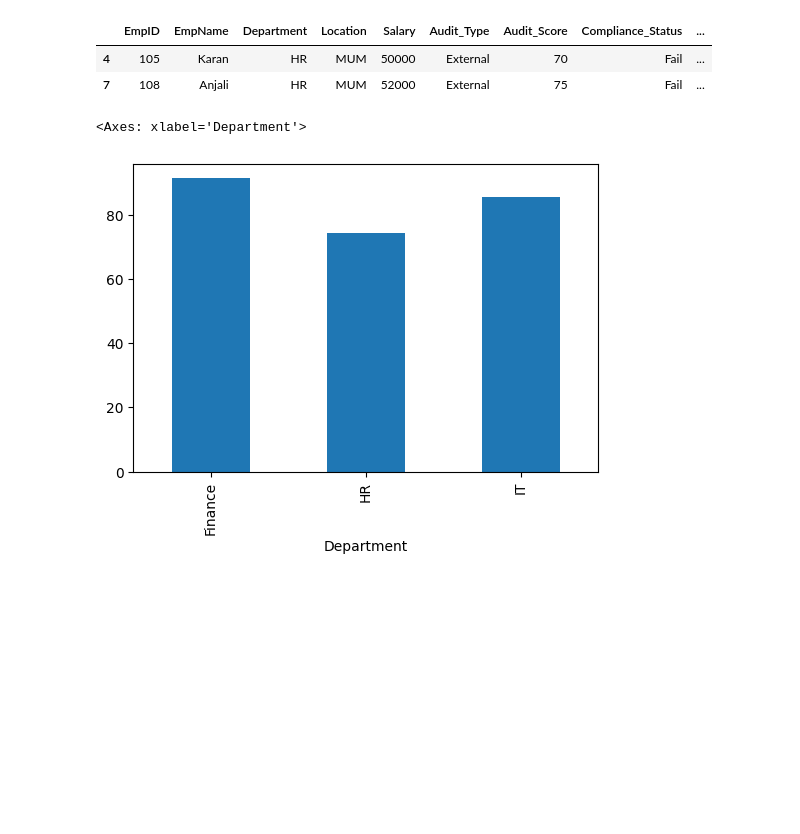
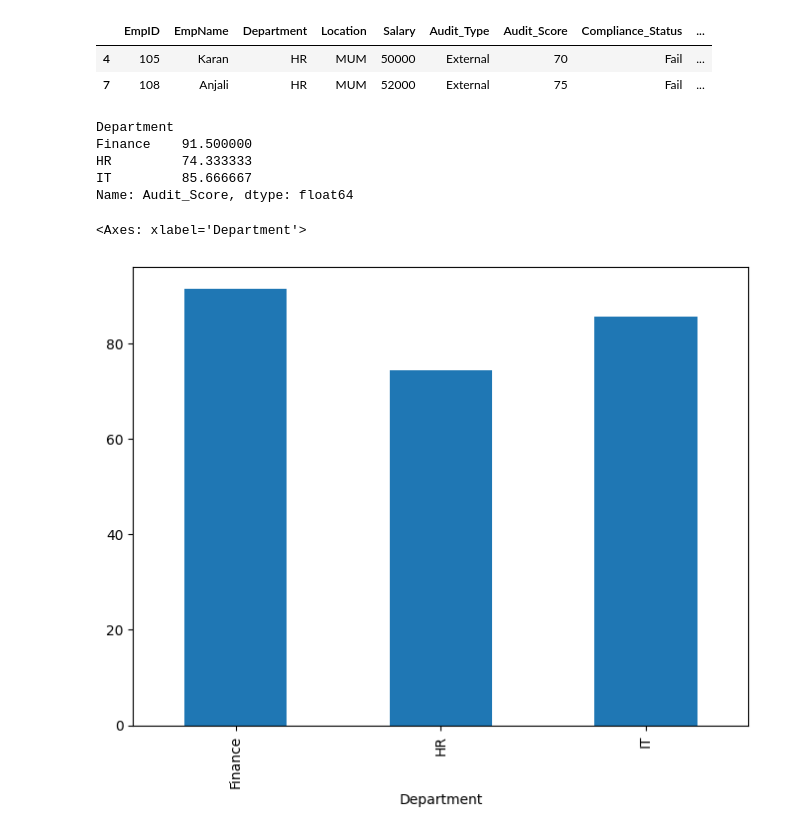
Before and after one commit to nikhilniksss/Python-Programming, a Jupyter notebook: assessment_script.ipynb, the cells around one changed output. Saved outputs shown, nothing was run; the diff lists cells and outputs as text; code cells hidden in the pictures; blank space fills up the shorter version.

```diff
--- a/assessment_script.ipynb
+++ b/assessment_script.ipynb
@@ -130,7 +129,17 @@ combined_data[
 # %%
 # QUESTION 9 - Audit score by dept visual
 
-combined_data.groupby("Department")["Audit_Score"].mean().plot(kind="bar",figsize=(6,4))
+combined_data.groupby("Department")["Audit_Score"].mean()
 # %% [output]
-<Axes: xlabel='Department'>
+Department
+Finance    91.500000
+HR         74.333333
+IT         85.666667
+Name: Audit_Score, dtype: float64
-[figure, removed]
+# %%
+# QUESTION 9 — Avg Audit Score by Department (Bar Chart)
+
+combined_data.groupby("Department")["Audit_Score"].mean().plot(kind= "bar",figsize=(8,6))
+# %% [output]
+<Axes: xlabel='Department'>
+[figure, added]
```
Also changed, not shown: parts of 24 cells of this notebook.
